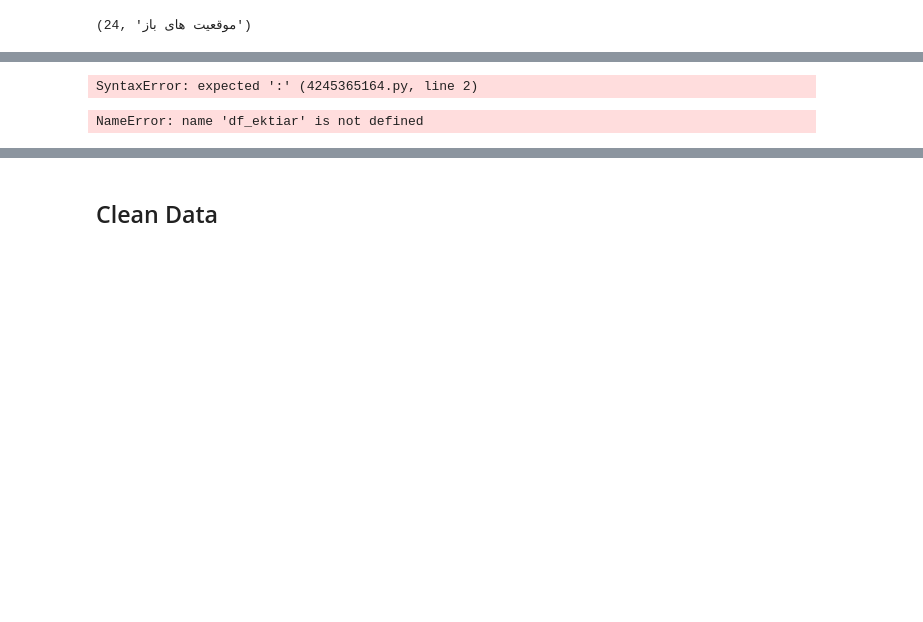
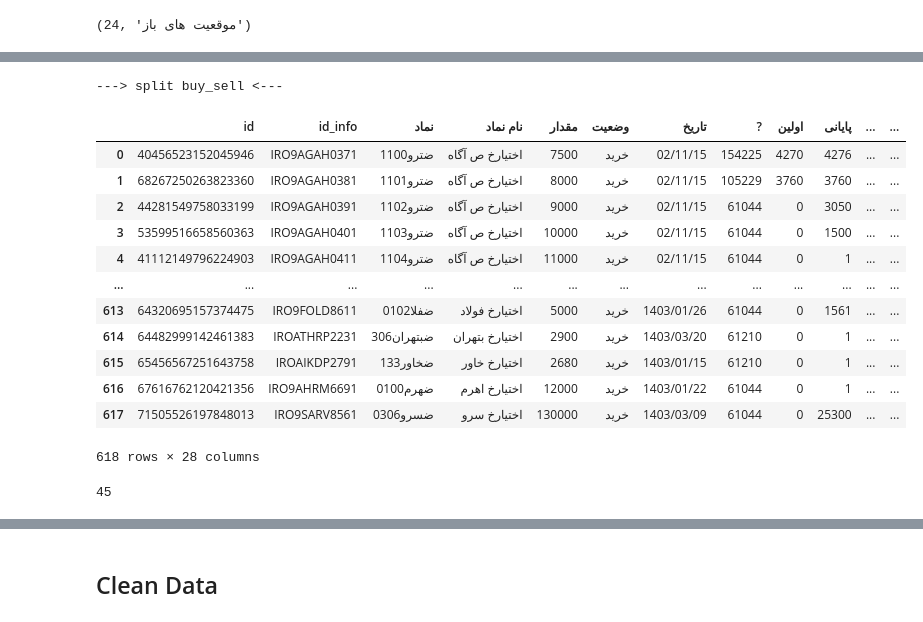
Before and after one commit to amirbaa1/tsetmc_dash, a Jupyter notebook: tsetmc/tsetmc.ipynb, the cells around one changed output, grey strips where cells are left out. Drawn from its saved outputs; the diff is of its cells as text; code cells hidden in the pictures; blank space fills up the shorter version.

Commit message:
add info

```diff
--- a/tsetmc/tsetmc.ipynb
+++ b/tsetmc/tsetmc.ipynb
@@ -187,10 +199,27 @@ df_ektiar
-# %%
-df_ektiar['تاریخ'][0]
-if df_ektiar['تاریخ'][0] == 0 :
-    df_ektiar.replace()
-# %% [output]
-SyntaxError: expected ':' (4245365164.py, line 2)
-# %%
-df_ektiar
-# %% [output]
-NameError: name 'df_ektiar' is not defined
+# %%
+df_ektiar["وضعیت"] = np.where(df_ektiar["نام نماد"].str.contains("اختيارخ"), 'خرید', 'فروش')
+df_ektiar.insert(5, "وضعیت", df_ektiar.pop("وضعیت"))
+print("---> split buy_sell <---")
+df_ektiar
+# %% [output]
+---> split buy_sell <---
+|  | id | id_info | نماد | نام نماد | مقدار | وضعیت | تاریخ | ? | اولین | پایانی | ... | ... |
+| 0 | 40456523152045946 | IRO9AGAH0371 | ضترو1100 | اختيارخ ص آگاه | 7500 | خرید | 02/11/15 | 154225 | 4270 | 4276 | ... | ... |
+| 1 | 68267250263823360 | IRO9AGAH0381 | ضترو1101 | اختيارخ ص آگاه | 8000 | خرید | 02/11/15 | 105229 | 3760 | 3760 | ... | ... |
+| 2 | 44281549758033199 | IRO9AGAH0391 | ضترو1102 | اختيارخ ص آگاه | 9000 | خرید | 02/11/15 | 61044 | 0 | 3050 | ... | ... |
+| 3 | 53599516658560363 | IRO9AGAH0401 | ضترو1103 | اختيارخ ص آگاه | 10000 | خرید | 02/11/15 | 61044 | 0 | 1500 | ... | ... |
+| 4 | 41112149796224903 | IRO9AGAH0411 | ضترو1104 | اختيارخ ص آگاه | 11000 | خرید | 02/11/15 | 61044 | 0 | 1 | ... | ... |
+| ... | ... | ... | ... | ... | ... | ... | ... | ... | ... | ... | ... | ... |
+| 613 | 64320695157374475 | IRO9FOLD8611 | ضفلا0102 | اختيارخ فولاد | 5000 | خرید | 1403/01/26 | 61044 | 0 | 1561 | ... | ... |
+| 614 | 64482999142461383 | IROATHRP2231 | ضبتهران306 | اختيارخ بتهران | 2900 | خرید | 1403/03/20 | 61210 | 0 | 1 | ... | ... |
+| 615 | 65456567251643758 | IROAIKDP2791 | ضخاور133 | اختيارخ خاور | 2680 | خرید | 1403/01/15 | 61210 | 0 | 1 | ... | ... |
+| 616 | 67616762120421356 | IRO9AHRM6691 | ضهرم0100 | اختيارخ اهرم | 12000 | خرید | 1403/01/22 | 61044 | 0 | 1 | ... | ... |
+| 617 | 71505526197848013 | IRO9SARV8561 | ضسرو0306 | اختيارخ سرو | 130000 | خرید | 1403/03/09 | 61044 | 0 | 25300 | ... | ... |
+618 rows × 28 columns
+# %%
+count_values = df_ektiar['وضعیت'].value_counts()
+buy_count = count_values.get('خرید', 0)
+sell_count = count_values.get('فروش', 0)
+sell_count
+# %% [output]
+45
```
Also changed, not shown: parts of 9 cells of this notebook, 12 other files.
